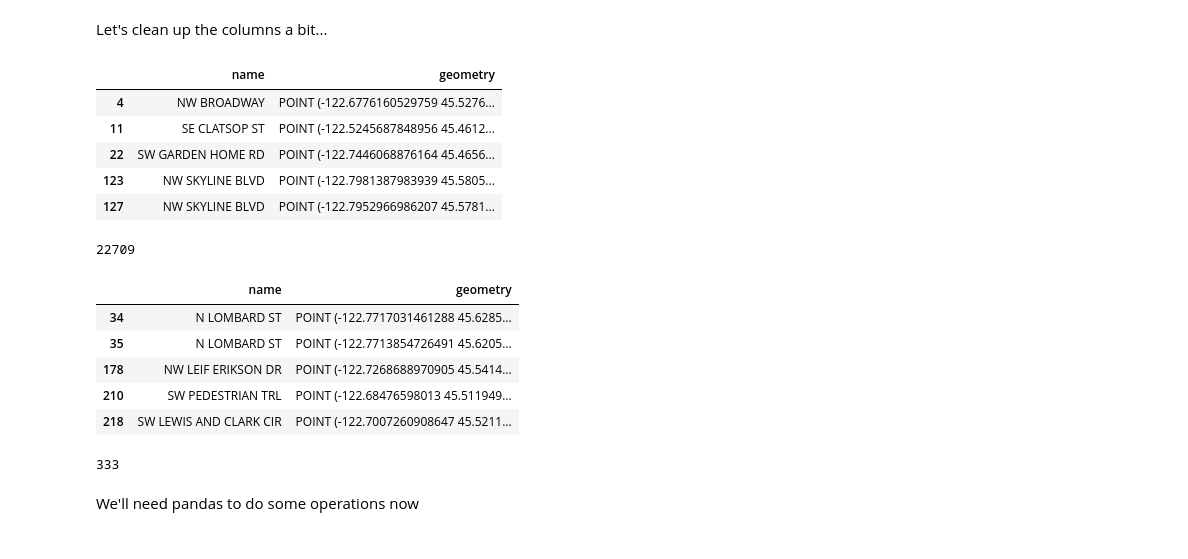
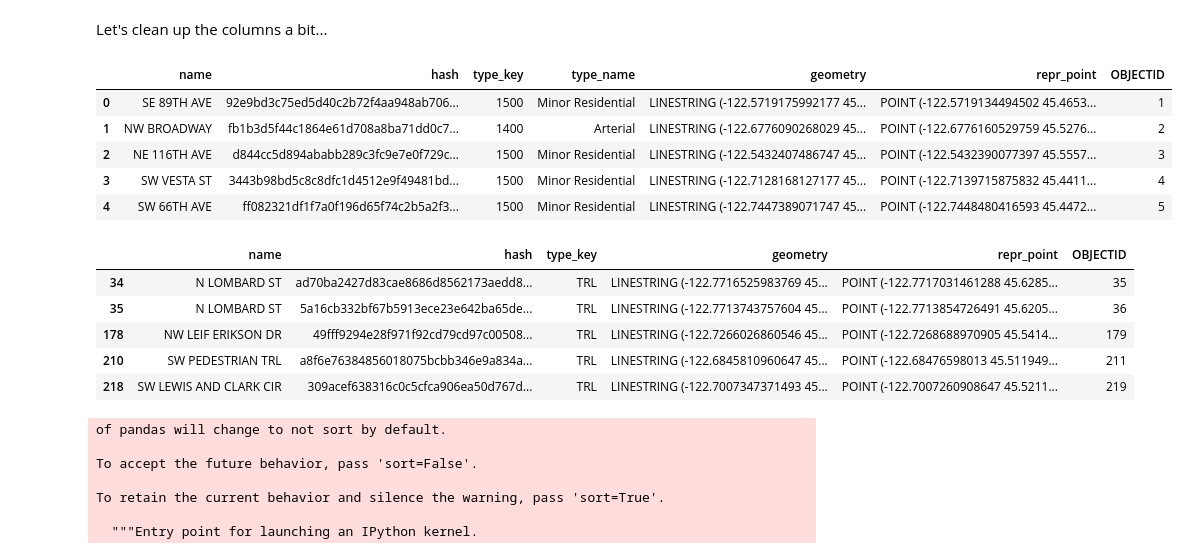
Before and after one commit to mike-mcdonald/notebooks, a Jupyter notebook: py/Segments processing.ipynb, the cells around one changed output. Saved outputs shown, nothing was run; the diff lists cells and outputs as text; code cells hidden in the pictures.

Commit message:
Clean up segments Prep for combining with sharedstreets

```diff
--- a/py/Segments processing.ipynb
+++ b/py/Segments processing.ipynb
@@ -25,0 +26,3 @@ streets = streets[streets['TYPE'].isin([1300, 1321, 1400, 1421, 1450, 1471])]
+# %%
+streets['hash'] = streets.geometry.map(dumps).map(lambda x: hashlib.sha256(str(x).encode('utf-8')).hexdigest())
+streets.head()
@@ -25,0 +106,4 @@ streets = streets[streets['TYPE'].isin([1300, 1321, 1400, 1421, 1450, 1471])]
+# %%
+street_segment_type_map = pd.DataFrame.from_dict(street_segment_type_map, orient='index', columns=['type'])
+street_segment_type_map.index = street_segment_type_map.index.astype('int64')
+street_segment_type_map.head()
@@ -25,0 +117,3 @@ streets = streets[streets['TYPE'].isin([1300, 1321, 1400, 1421, 1450, 1471])]
+# %%
+streets = streets.join(street_segment_type_map, on='TYPE')
+streets.head()
@@ -42,5 +154,5 @@ bike_network.plot()
 # %% [markdown]
 We will trim these down to just the midpoint of the line geometry
 # %%
-streets.geometry = streets.geometry.interpolate(0.5, normalized=True)
-bike_network.geometry = bike_network.interpolate(0.5, normalized=True)
+streets['repr_point'] = streets.interpolate(0.5, normalized=True)
+bike_network['repr_point'] = bike_network.interpolate(0.5, normalized=True)
@@ -57,34 +159,24 @@ bike_network.plot()
 # %% [markdown]
 Let's clean up the columns a bit...
 # %%
-streets = streets[['FULL_NAME', 'geometry']]
-streets = streets.rename(index=str, columns={"FULL_NAME": "name"})
+streets = streets[['FULL_NAME','hash', 'TYPE', 'type', 'geometry', 'repr_point', 'OBJECTID']]
+streets = streets.rename(index=str, columns={"FULL_NAME": "name", 'type': 'type_name', 'TYPE': 'type_key'})
 streets.head()
 # %% [output]
-|  | name | geometry |
-| 4 | NW BROADWAY | POINT (-122.6776160529759 45.5276... |
-| 11 | SE CLATSOP ST | POINT (-122.5245687848956 45.4612... |
-| 22 | SW GARDEN HOME RD | POINT (-122.7446068876164 45.4656... |
-| 123 | NW SKYLINE BLVD | POINT (-122.7981387983939 45.5805... |
-| 127 | NW SKYLINE BLVD | POINT (-122.7952966986207 45.5781... |
+|  | name | hash | type_key | type_name | geometry | repr_point | OBJECTID |
+| 0 | SE 89TH AVE | 92e9bd3c75ed5d40c2b72f4aa948ab706... | 1500 | Minor Residential | LINESTRING (-122.5719175992177 45... | POINT (-122.5719134494502 45.4653... | 1 |
+| 1 | NW BROADWAY | fb1b3d5f44c1864e61d708a8ba71dd0c7... | 1400 | Arterial | LINESTRING (-122.6776090268029 45... | POINT (-122.6776160529759 45.5276... | 2 |
+| 2 | NE 116TH AVE | d844cc5d894ababb289c3fc9e7e0f729c... | 1500 | Minor Residential | LINESTRING (-122.5432407486747 45... | POINT (-122.5432390077397 45.5557... | 3 |
+| 3 | SW VESTA ST | 3443b98bd5c8c8dfc1d4512e9f49481bd... | 1500 | Minor Residential | LINESTRING (-122.7128168127177 45... | POINT (-122.7139715875832 45.4411... | 4 |
+| 4 | SW 66TH AVE | ff082321df1f7a0f196d65f74c2b5a2f3... | 1500 | Minor Residential | LINESTRING (-122.7447389071747 45... | POINT (-122.7448480416593 45.4472... | 5 |
-# %%
-len(streets)
-# %% [output]
-22709
 # %%
-bike_network = bike_network[['SegmentName', 'geometry']]
-bike_network = bike_network.rename(index=str, columns={"SegmentName": "name"})
+bike_network = bike_network[['SegmentName','hash', 'Facility', 'geometry', 'repr_point', 'OBJECTID']]
+bike_network = bike_network.rename(index=str, columns={"SegmentName": "name", 'Facility': 'type_key'})
 bike_network.head()
 # %% [output]
-|  | name | geometry |
-| 34 | N LOMBARD ST | POINT (-122.7717031461288 45.6285... |
-| 35 | N LOMBARD ST | POINT (-122.7713854726491 45.6205... |
-| 178 | NW LEIF ERIKSON DR | POINT (-122.7268688970905 45.5414... |
-| 210 | SW PEDESTRIAN TRL | POINT (-122.68476598013 45.511949... |
-| 218 | SW LEWIS AND CLARK CIR | POINT (-122.7007260908647 45.5211... |
+|  | name | hash | type_key | geometry | repr_point | OBJECTID |
+| 34 | N LOMBARD ST | ad70ba2427d83cae8686d8562173aedd8... | TRL | LINESTRING (-122.7716525983769 45... | POINT (-122.7717031461288 45.6285... | 35 |
+| 35 | N LOMBARD ST | 5a16cb332bf67b5913ece23e642ba65de... | TRL | LINESTRING (-122.7713743757604 45... | POINT (-122.7713854726491 45.6205... | 36 |
+| 178 | NW LEIF ERIKSON DR | 49fff9294e28f971f92cd79cd97c00508... | TRL | LINESTRING (-122.7266026860546 45... | POINT (-122.7268688970905 45.5414... | 179 |
+| 210 | SW PEDESTRIAN TRL | a8f6e76384856018075bcbb346e9a834a... | TRL | LINESTRING (-122.6845810960647 45... | POINT (-122.68476598013 45.511949... | 211 |
+| 218 | SW LEWIS AND CLARK CIR | 309acef638316c0c5cfca906ea50d767d... | TRL | LINESTRING (-122.7007347371493 45... | POINT (-122.7007260908647 45.5211... | 219 |
-# %%
-len(bike_network)
-# %% [output]
-333
-# %% [markdown]
-We'll need pandas to do some operations now
@@ -96,3 +183,13 @@ result = pd.concat(frames)
+# %%
+result = pd.concat([streets, bike_network])
+# %% [output]
+of pandas will change to not sort by default.
+
+To accept the future behavior, pass 'sort=False'.
+
+To retain the current behavior and silence the warning, pass 'sort=True'.
+
+  """Entry point for launching an IPython kernel.
 # %%
 len(result)
 # %% [output]
```
Also changed, not shown: parts of 23 cells of this notebook.
